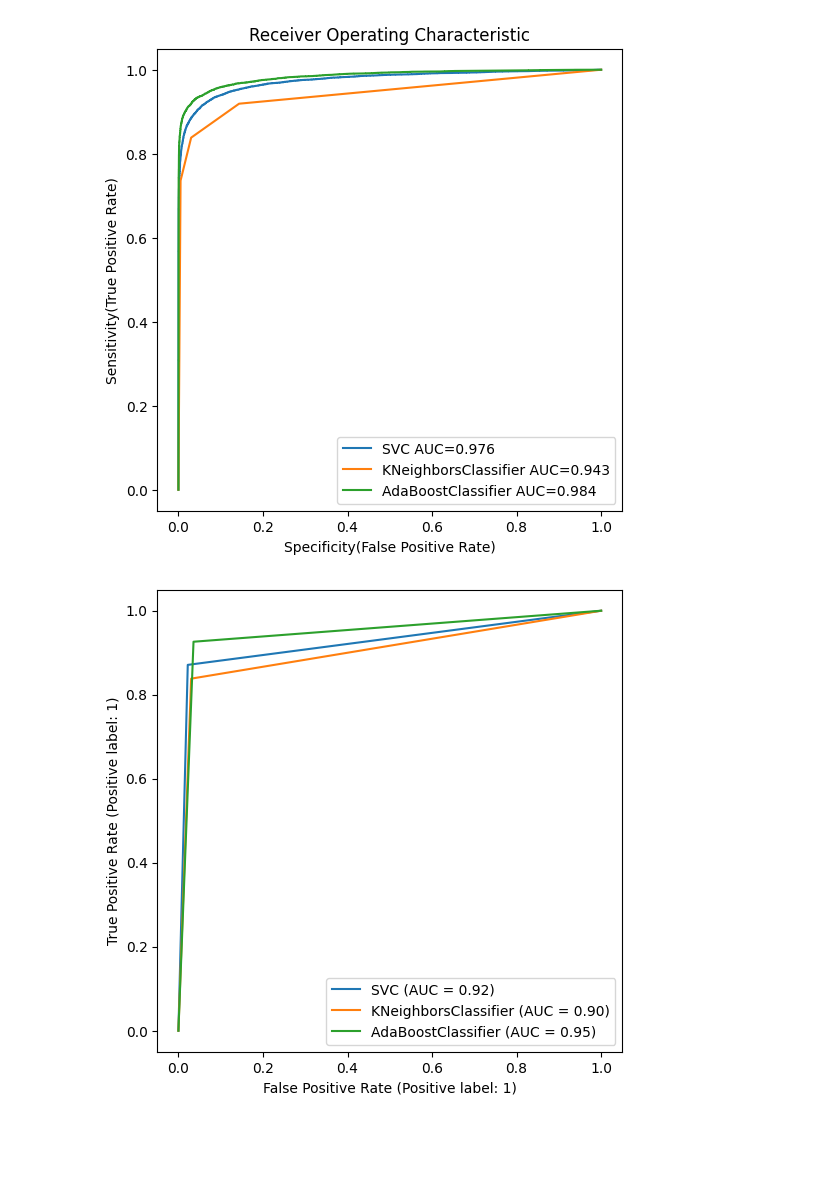
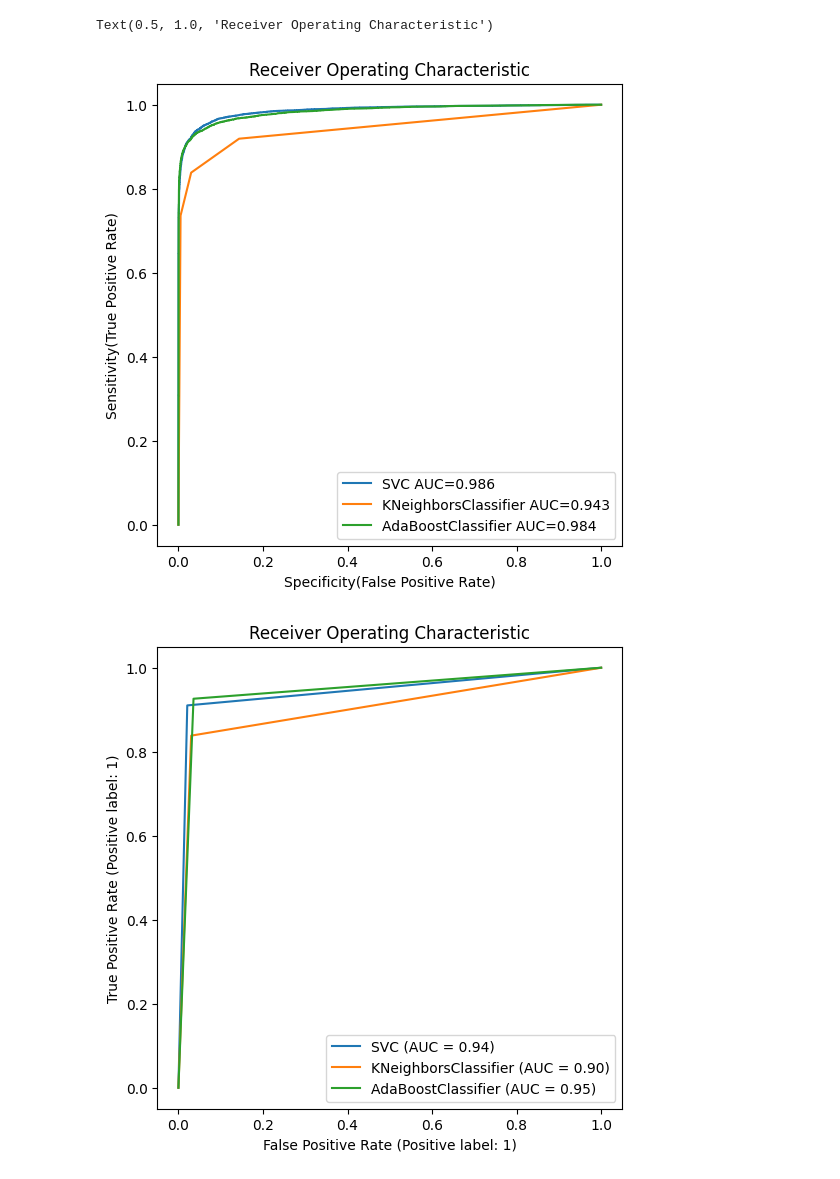
Before and after one commit to ditto2003/SEP-787, a Jupyter notebook: J_version.ipynb, the cells around one changed output. Drawn from its saved outputs; the diff is of its cells as text; code cells hidden in the pictures; blank space fills up the shorter version.

Commit message:
add cross
add cross, update confusion plot and ROC

```diff
--- a/J_version.ipynb
+++ b/J_version.ipynb
@@ -40,7 +40,7 @@ random_state = np.random.RandomState(10)
 """Load Data"""
 # Path
 path_good = 'data//baseline_20220915_sv.mat'
-path_bad= 'data//fault7_20220915_sv.mat'
+path_bad = 'data//fault7_20220915_sv.mat'
 # Load the .mat files
 mat_contents_good = Load_mat_single(path_good)
 mat_contents_bad = Load_mat_single(path_bad)
@@ -56,7 +56,7 @@ show_time = True
 # Merge the data
 # constuct the data
 
-X= np.concatenate((good_data, bad_data))
+X = np.concatenate((good_data, bad_data))
 
 # Create the label
 n_sample = good_data.shape[0]
@@ -66,29 +66,41 @@ Y = np.zeros(n_sample)
 Y = np.concatenate((Y, np.ones(n_sample)))
 
 
-
 """Category the data"""
 
-X_train, X_test, Y_train, Y_test = train_test_split(X, Y, test_size=0.25, random_state=random_state)
+X_train, X_test, Y_train, Y_test = train_test_split(
+    X, Y, test_size=0.25, random_state=random_state)
 
 # -------------- Perform cross-validation--------------
 
 
-
 # find best gamma for Support vector machines
 
+# svm_accuracy = []
+
+# svm_clf = []
+# gamma_candidate = []
+
 # gamma_range = np.logspace(-3, 3, 20)
-# param_grid = dict(gamma=gamma_range)
-# cv = StratifiedShuffleSplit(
-# 	n_splits=5, test_size=0.2, random_state=random_state)
-# grid = GridSearchCV(svm.SVC(cache_size=500), param_grid=param_grid, cv=cv)
-# grid.fit(X_train, Y_train)
+# for i in gamma_range:
 
-# best_gamma = grid.best_params_['gamma']
-# test_score = grid.cv_results_['mean_test_score']
+#     svm_select = svm.SVC(cache_size=500, gamma=i)
+
+#     svm_clf.append(svm_select)
+#     cv_scores = cross_val_score(svm_select, X_train, Y_train, cv=5)
+#     svm_accuracy.append(cv_scores.mean())
+
+
+# svm_accuracy_max = max(svm_accuracy)
+
+# max_index = svm_accuracy.index(svm_accuracy_max)
+# best_gamma = gamma_range[max_index]
+
+# print(gamma_range)
+# print(svm_accuracy)
 
 # plt.figure()
-# plt.plot(gamma_range,test_score)
+# plt.plot(gamma_range, svm_accuracy)
 # plt.xlabel('gamma')
 # plt.ylabel('Accuracy')
 # plt.title('Cross validation for SVM')
@@ -107,7 +119,7 @@ estm_k_neigh = 20
 for i in range(estm_k_neigh):
 
     if i % 2 != 0:
-        knn =  KNeighborsClassifier(n_neighbors=i)
+        knn = KNeighborsClassifier(n_neighbors=i)
 
         neigh.append(knn)
         cv_scores = cross_val_score(knn, X_train, Y_train, cv=5)
@@ -121,7 +133,7 @@ max_index = neigh_accuracy.index(neigh_accuracy_max)
 best_k = k_candidate[max_index]
 
 plt.figure()
-plt.plot(k_candidate,neigh_accuracy)
+plt.plot(k_candidate, neigh_accuracy)
 plt.xlabel('k')
 plt.ylabel('Accuracy')
 plt.title('Cross validation for KNN')
@@ -131,15 +143,14 @@ plt.xticks(k_candidate)
 # -------------- Confusion matrix and time --------------
 
 """SVM"""
+best_gamma = 2.63665090e+01
+clf_svm = svm.SVC(cache_size=500, gamma=best_gamma)
 
-clf_svm = svm.SVC(cache_size=500,)
-#  gamma=best_gamma
 error_SVM, prediction_svm, train_time, test_time = train_test(
     X_train, Y_train, X_test, Y_test,  clf_svm, show_time)
 
 
-plot_confusion_matrix(Y_test, prediction_svm, clf_svm )
-
+plot_confusion_matrix(Y_test, prediction_svm, clf_svm)
 
 
 """K Nearest Neighbors"""
@@ -153,9 +164,8 @@ error_KNN, prediction_KNN, train_time, test_time = train_test(
 plot_confusion_matrix(Y_test, prediction_KNN, clf_KNN)
 
 
-
 """ Adaboost"""
-clf_ab = AdaBoostClassifier(n_estimators=100, random_state=0)
+clf_ab = AdaBoostClassifier(n_estimators=100)
 
 error_ab, prediction_ab, train_time, test_time = train_test(
     X_train, Y_train, X_test, Y_test,  clf_ab, show_time)
@@ -169,11 +179,10 @@ plot_confusion_matrix(Y_test, prediction_ab, clf_ab)
 fig, ax = plt.subplots(figsize=(6, 6))
 
 clfs = [clf_svm, clf_KNN, clf_ab]
-for  clf in clfs:
-    if clf==clf_KNN:
+for clf in clfs:
+    if clf == clf_KNN:
 
         fpr, tpr, _ = roc_curve(Y_test, clf.predict_proba(X_test)[:, 1])
-
 
     else:
         fpr, tpr, _ = roc_curve(Y_test, clf.decision_function(X_test))
@@ -187,13 +196,12 @@ plt.title('Receiver Operating Characteristic')
 plt.legend(loc='lower right')
 
 
-
 fig, ax = plt.subplots(figsize=(6, 6))
 
 Pres = [prediction_svm, prediction_KNN, prediction_ab]
 for i, Pre in enumerate(Pres):
 
-     RocCurveDisplay.from_predictions(
+    RocCurveDisplay.from_predictions(
 
         Y_test,
         Pre,
@@ -201,6 +209,7 @@ for i, Pre in enumerate(Pres):
         name=str(clfs[i]).split('(')[0]
 
     )
+plt.title('Receiver Operating Characteristic')
 # %% [output]
 0 __header__
 1 __version__
@@ -235,2 +244,3 @@ The test time is --- 0.20989609 seconds ---
+Text(0.5, 1.0, 'Receiver Operating Characteristic')
-[figure, old version]
+[figure, new version]
-[figure, old version]
+[figure, new version]
```
Also changed, not shown: parts of 1 cell of this notebook, 2 other files.
